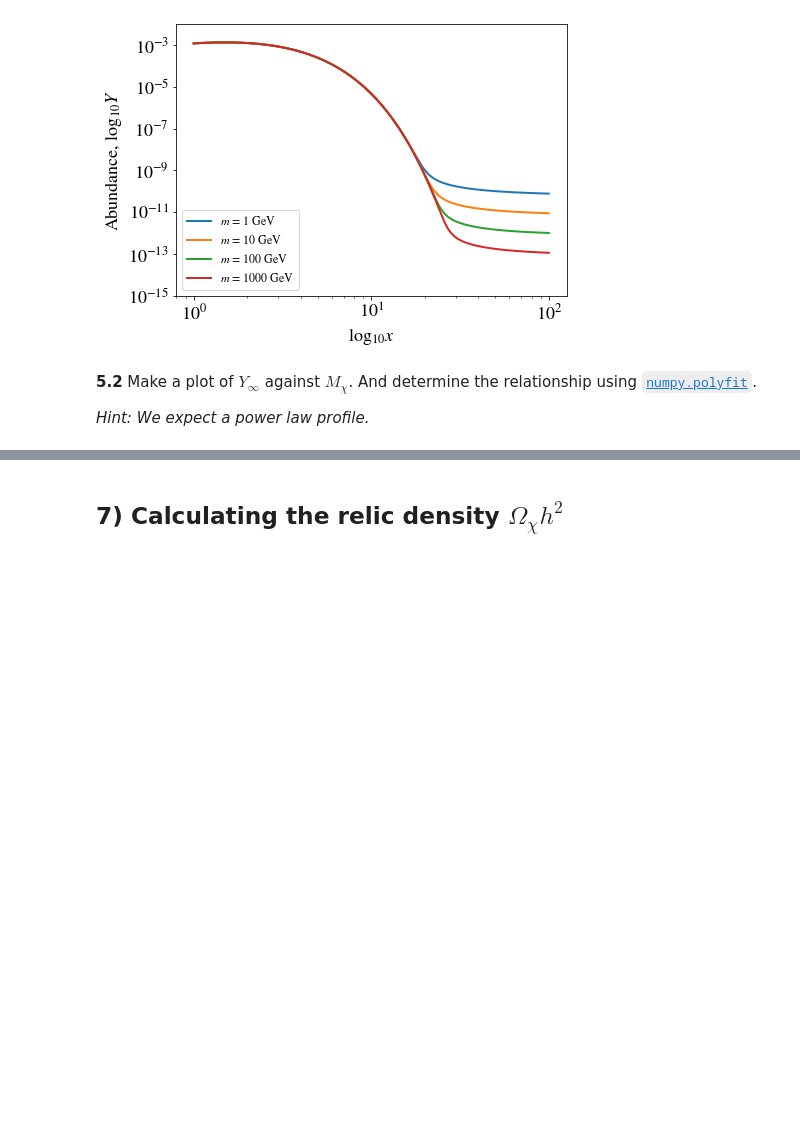
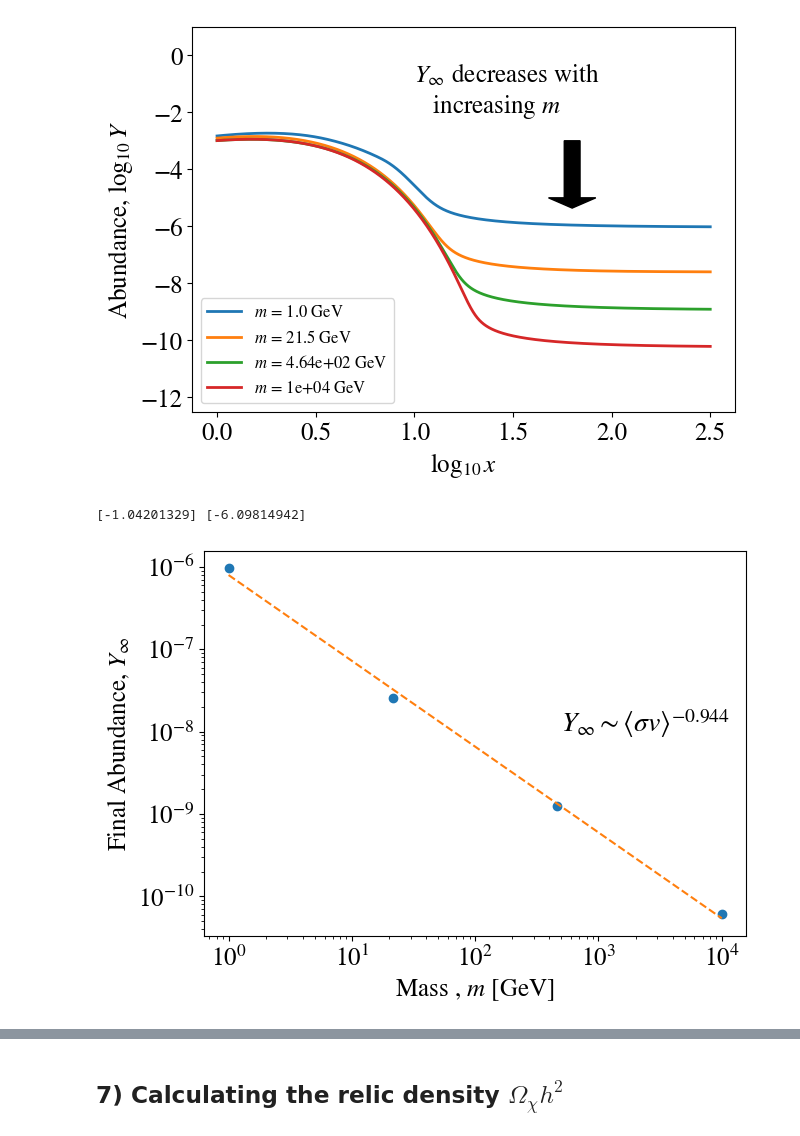
Before and after one commit to Dark-Matter-Textbook/Notebook-Exercises, a Jupyter notebook: Problems/wimp_relic_density/wimp-relic-solutions.ipynb, the cells around one changed output, grey strips where cells are left out. Cells and saved outputs as stored; diff of their text form; code cells hidden in the pictures; blank space fills up the shorter version.

```diff
--- a/Problems/wimp_relic_density/wimp-relic-solutions.ipynb
+++ b/Problems/wimp_relic_density/wimp-relic-solutions.ipynb
@@ -24,15 +121,14 @@ def n_eq(x,m,g):
     return const*g*m**3*x**(-3/2)*np.exp(-x)
 
 def s(x, m):
-    return 2*np.pi**2/45*gs*x**(-3)*m**3
+    return 2*np.pi**2/45*gs(x, m)*x**(-3)*m**3
 
 def Y_eq(x, m, g):
     return n_eq(x,m,g)/s(x, m)
 
-
 m = 100 # GeV
 g_chi = 2
-gs = 90
+g_s = 80
 
 x = np.logspace(0, 3)
 y_eq = Y_eq(x, m, g_chi)
@@ -220,14 +333,0 @@ plt.show()
-# %%
-m, c = np.polyfit(np.log10(cross_sections), np.log10(Y_inf), deg = 1)
-
-# Calculate power law and plot
-plt.figure(figsize = (7,5))
-# Plot data points
-plt.loglog(cross_sections, Y_inf, 'o')
-# Plot fitted lined
-plt.loglog(cross_sections, 10**(m*np.log10(cross_sections)+c), '--')
-plt.xlabel(r"Cross section, $\langle \sigma v \rangle$");
-plt.ylabel("Final Abundance, $Y_{\infty}$");
-
-# Print result
-print("Y_(inf) ~ <sig v>^({:.3})".format(m))
@@ -241,32 +344,47 @@ Y_(inf) ~ <sig v>^(-0.948)
 # %%
-masses = [1, 10, 100, 1000] # GeV
+# Contants
+g_chi = 2
 
-# Empty array to store Y_inf
-Y_inf = np.empty(len(masses))
+masses = np.logspace(0, 4, 4)
+sigv = 1e-12
 
-log_x = np.linspace(0,2, int(1e4))
+# Empty list to store Y_inf
+Y_inf = []
+
+log_x = np.linspace(0, 2.5, int(1e5))
 x = 10**log_x
 
+# Calculate and plot Y_eq
+
 plt.figure(figsize = (7,5))
-# Calculate and plot Y_eq
-for i, m in enumerate(masses):
+for m in masses:
     y_eq = Y_eq(x, m, g_chi)
-    #Y0 = np.log10(y_eq[0])
+    Y0 = np.log10(y_eq[0])
     psoln = odeint(deriv, Y0, log_x, args = (m, sigv, g_chi))
-    Y_i = 10**psoln
-    plt.loglog(x, Y_i, lw = 2, label = r"$m$ = {}".format(m) + " GeV")
-    # Store last value of the abundance
-    Y_inf[i] = Y_i[-1]
-
-plt.ylim(1e-15, 1e-2);
+    plt.plot(log_x, psoln, lw = 2, label = r"$m$ = {:.3}".format(m) + " GeV")
+    Y_inf.append(psoln[-1])
+plt.ylim(-12.5, 1);
 plt.xlabel("$\log_{10}x$")
 plt.ylabel("Abundance, $\log_{10}Y$")
 plt.legend(loc = 3, prop={'size': 12})
 
+# Add arrow + annotation
+plt.annotate("$Y_{\infty}$ decreases with \n" + r"   increasing $m$", (1, -2))
+plt.arrow(1.8, -3, 0, -2, width = 0.08,  facecolor = 'k')
 plt.show()
+
+
+# Calculate power law and plot
+Y_inf = np.asarray(Y_inf)
+plt.figure(figsize = (7,5))
+plt.loglog(masses, 10**Y_inf, 'o')
+m, c = np.polyfit(np.log10(masses), Y_inf, deg = 1)
+plt.loglog(masses, 10**(m*np.log10(masses)+c), '--')
+print(m, c)
+plt.annotate(r"$Y_{\infty} \sim \langle \sigma v \rangle^{-0.944}$", (5e2, 1e-8), size = 20)
+plt.xlabel(r"Mass , $m$ [GeV]");
+plt.ylabel("Final Abundance, $Y_{\infty}$");
 # %% [output]
-[figure, old version]
+[figure, new version]
+[-1.04201329] [-6.09814942]
+[figure, added]
-# %% [markdown]
-**5.2** Make a plot of $Y_{\infty}$ against $M_{\chi}$. And determine the relationship using <a href = "https://numpy.org/doc/1.18/reference/generated/numpy.polyfit.html">`numpy.polyfit`</a>.
-
-*Hint: We expect a power law profile.*
```
Also changed, not shown: parts of 23 cells of this notebook, 3 other files.
